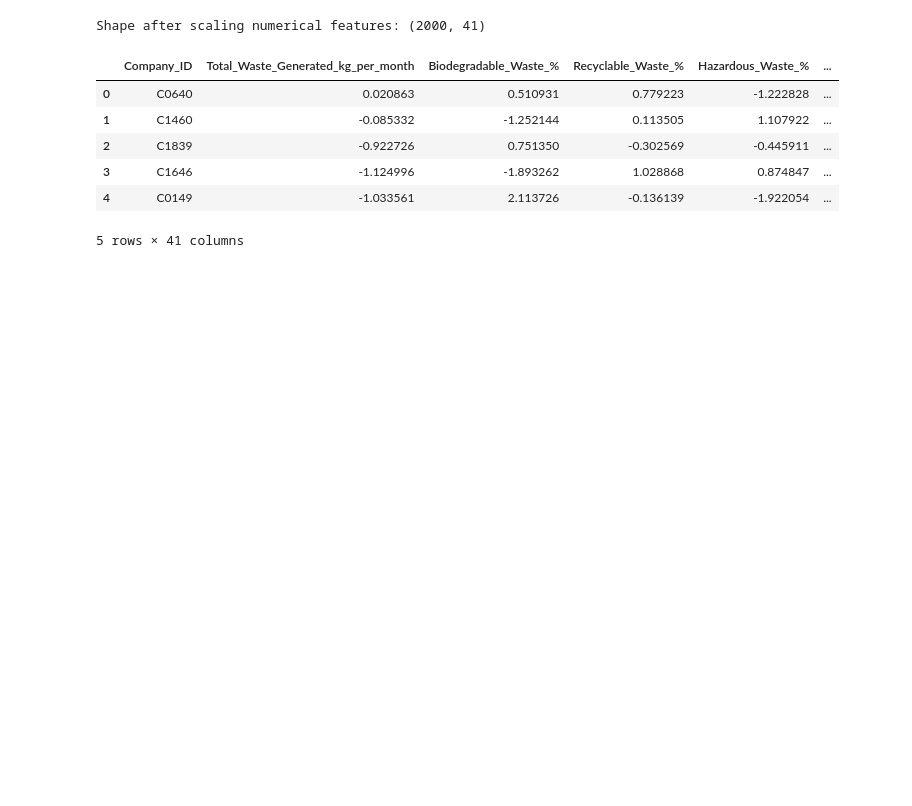
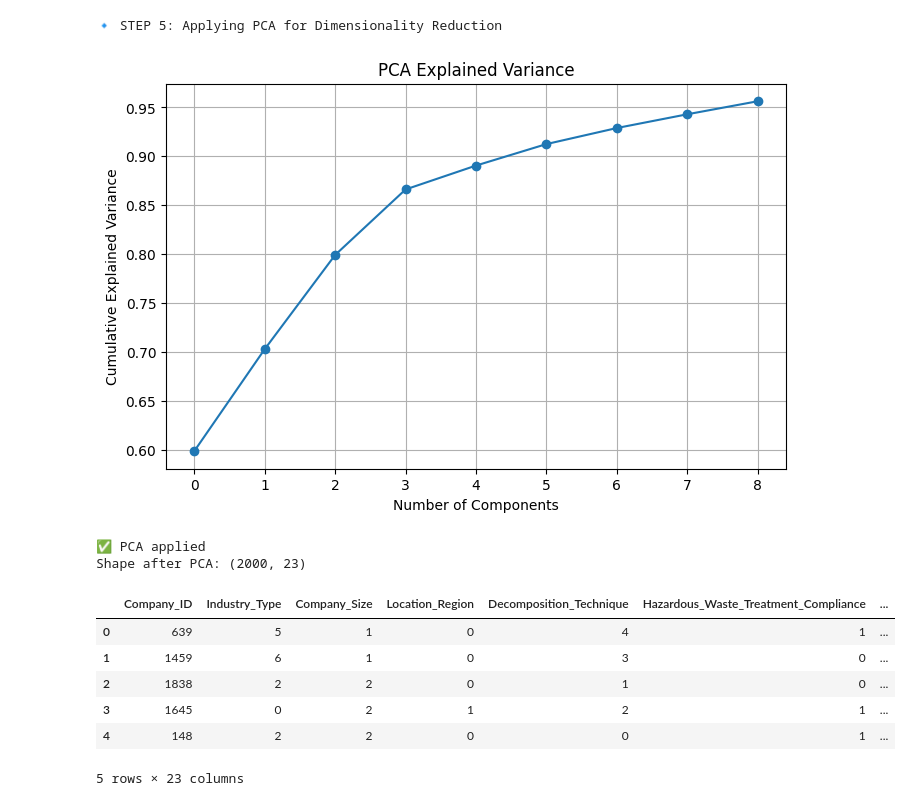
Before and after one commit to Shankar-CSE/Industrial-Waste-Compliance-Detector, a Jupyter notebook: datasetMaker/preprocessing.ipynb, the cells around one changed output. Cells and saved outputs as stored; diff of their text form; code cells hidden in the pictures; blank space fills up the shorter version.

Commit message:
update preprocessing reduced steps

```diff
--- a/datasetMaker/preprocessing.ipynb
+++ b/datasetMaker/preprocessing.ipynb
@@ -65,4 +60,12 @@ Shape: (2000, 29)
 # %%
-df.drop_duplicates(inplace=True)
-print(f"\nShape after removing duplicates: {df.shape}\n")
+# Fill missing values
+num_cols = df.select_dtypes(include=[np.number]).columns
+df[num_cols] = df[num_cols].fillna(df[num_cols].mean())
+
+cat_cols = df.select_dtypes(include=["object"]).columns
+for col in cat_cols:
+    df[col] = df[col].fillna(df[col].mode()[0])
+
+print("✅ Missing values handled")
+print("Shape after filling NAs:", df.shape)
 # %% [output]
@@ -138,22 +111,41 @@ Shape after encoding categorical variables: (2000, 41)
 # %%
-from sklearn.preprocessing import StandardScaler
+# ===============================
+# STEP 5: Apply PCA for Redundancy Reduction
+# ===============================
+print("\n🔹 STEP 5: Applying PCA for Dimensionality Reduction")
 
-scaler = StandardScaler()
-# Select numeric columns with more than 2 unique values (exclude binary)
-num_cols = [col for col in df.select_dtypes(include='number').columns if df[col].nunique() > 2]
+pca = PCA(n_components=0.95)  # keep 95% variance
+pca_features = pca.fit_transform(df[num_cols])
 
-# Scale selected numeric columns
-df[num_cols] = scaler.fit_transform(df[num_cols])
+# Variance explained plot
+plt.figure(figsize=(8, 5))
+plt.plot(np.cumsum(pca.explained_variance_ratio_), marker="o")
+plt.xlabel("Number of Components")
+plt.ylabel("Cumulative Explained Variance")
+plt.title("PCA Explained Variance")
+plt.grid()
+plt.show()
 
-print(f"\nShape after scaling numerical features: {df.shape}\n")
-display(df.head())
+# Replace numerical columns with PCA features
+pca_cols = [f"PCA_{i+1}" for i in range(pca_features.shape[1])]
+df_pca = pd.DataFrame(pca_features, columns=pca_cols)
+
+df = df.drop(columns=num_cols).reset_index(drop=True)
+df = pd.concat([df, df_pca], axis=1)
+
+print("✅ PCA applied")
+print("Shape after PCA:", df.shape)
+display(df.head(5))
 # %% [output]
-Shape after scaling numerical features: (2000, 41)
+🔹 STEP 5: Applying PCA for Dimensionality Reduction
+[figure, added]
+✅ PCA applied
+Shape after PCA: (2000, 23)
-|  | Company_ID | Total_Waste_Generated_kg_per_month | Biodegradable_Waste_% | Recyclable_Waste_% | Hazardous_Waste_% | ... |
-| 0 | C0640 | 0.020863 | 0.510931 | 0.779223 | -1.222828 | ... |
-| 1 | C1460 | -0.085332 | -1.252144 | 0.113505 | 1.107922 | ... |
-| 2 | C1839 | -0.922726 | 0.751350 | -0.302569 | -0.445911 | ... |
-| 3 | C1646 | -1.124996 | -1.893262 | 1.028868 | 0.874847 | ... |
-| 4 | C0149 | -1.033561 | 2.113726 | -0.136139 | -1.922054 | ... |
+|  | Company_ID | Industry_Type | Company_Size | Location_Region | Decomposition_Technique | Hazardous_Waste_Treatment_Compliance | ... |
+| 0 | 639 | 5 | 1 | 0 | 4 | 1 | ... |
+| 1 | 1459 | 6 | 1 | 0 | 3 | 0 | ... |
+| 2 | 1838 | 2 | 2 | 0 | 1 | 0 | ... |
+| 3 | 1645 | 0 | 2 | 1 | 2 | 1 | ... |
+| 4 | 148 | 2 | 2 | 0 | 0 | 1 | ... |
-5 rows × 41 columns
+5 rows × 23 columns
 # %%
```
Also changed, not shown: parts of 14 cells of this notebook, 1 other file.
